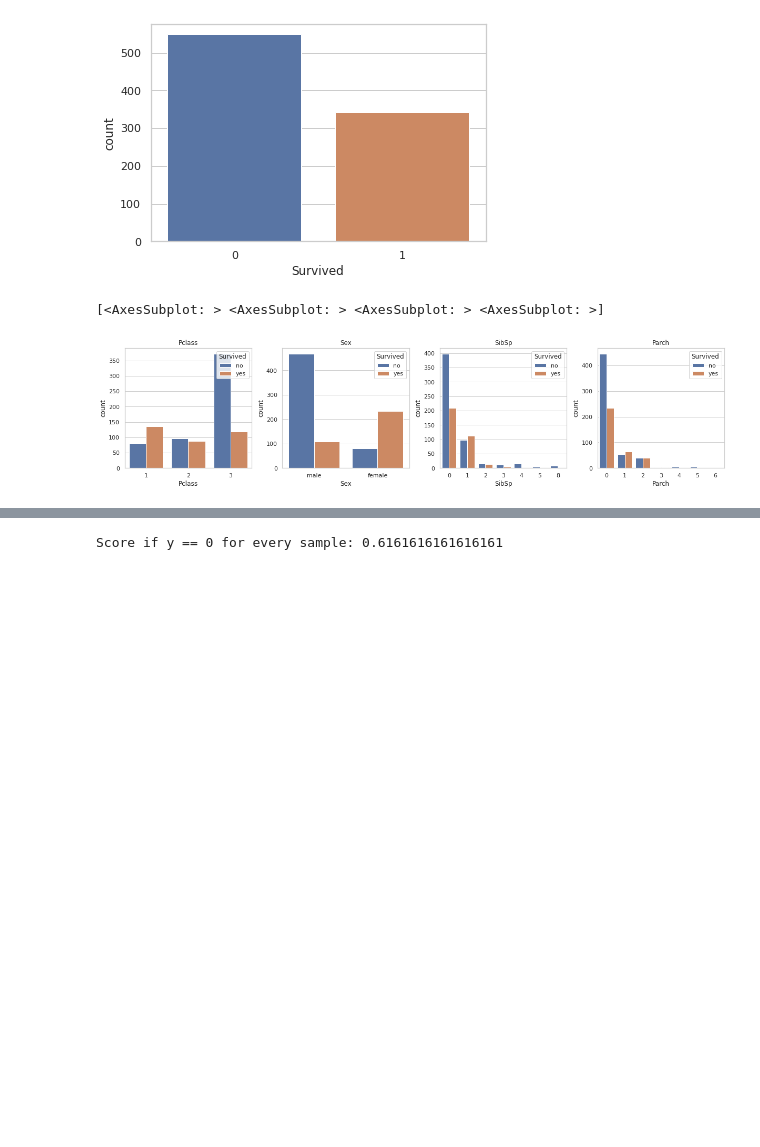
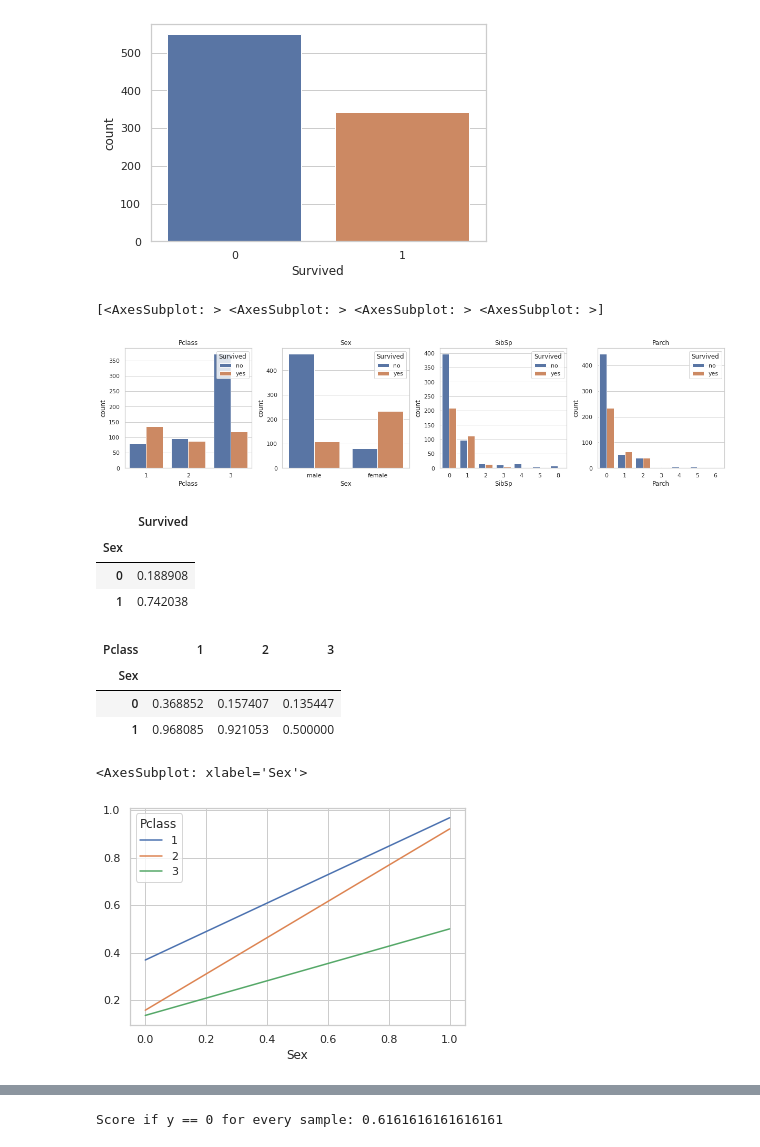
Before and after one commit to irvind/titanic_ml_analysis, a Jupyter notebook: titanic.ipynb, the cells around one changed output, grey strips where cells are left out. Cells and saved outputs as stored; diff of their text form; code cells hidden in the pictures; blank space fills up the shorter version.

```diff
--- a/titanic.ipynb
+++ b/titanic.ipynb
@@ -98,3 +98,22 @@ plt.tight_layout()
 # %% [output]
 [<AxesSubplot: > <AxesSubplot: > <AxesSubplot: > <AxesSubplot: >]
 [figure]
+# %%
+df.groupby('Sex')[['Survived']].mean()
+# %% [output]
+|  | Survived |
+| Sex |  |
+| 0 | 0.188908 |
+| 1 | 0.742038 |
+# %%
+df.pivot_table('Survived', index='Sex', columns='Pclass')
+# %% [output]
+| Pclass | 1 | 2 | 3 |
+| Sex |  |  |  |
+| 0 | 0.368852 | 0.157407 | 0.135447 |
+| 1 | 0.968085 | 0.921053 | 0.500000 |
+# %%
+df.pivot_table('Survived', index='Sex', columns='Pclass').plot()
+# %% [output]
+<AxesSubplot: xlabel='Sex'>
+[figure, added]
```
Also changed, not shown: parts of 8 cells of this notebook.
